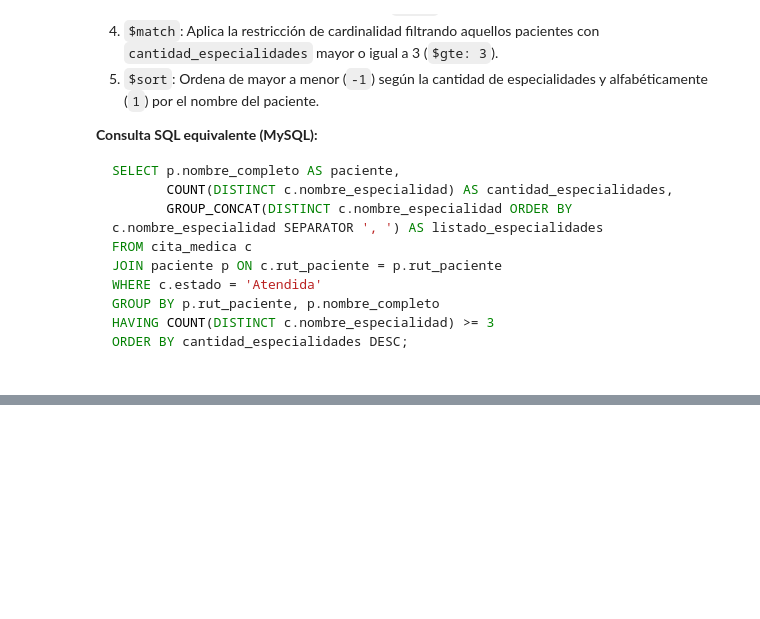
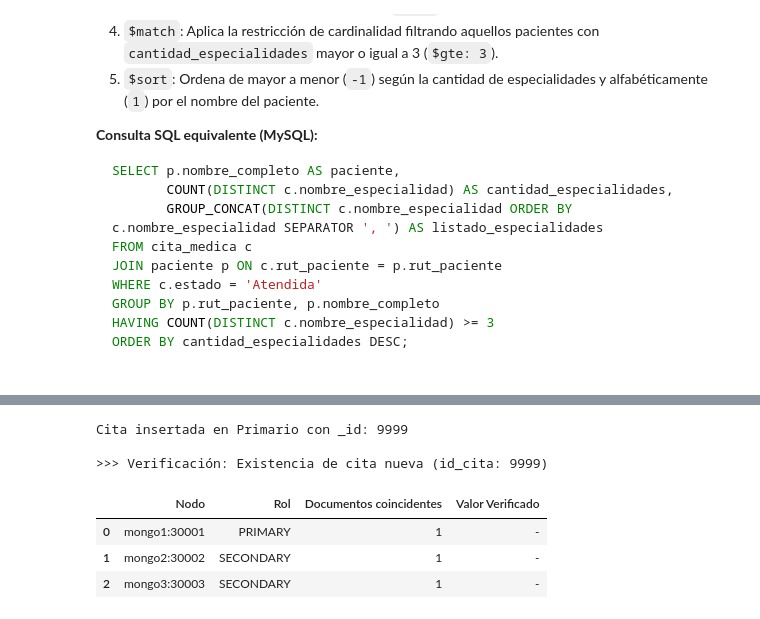
Before and after one commit to re7490/CASO_BDD, a Jupyter notebook: pymongo_2024736256_2024736418.ipynb, the cells around one changed output, grey strips where cells are left out. Drawn from its saved outputs; the diff is of its cells as text; code cells hidden in the pictures; blank space fills up the shorter version.

```diff
--- a/pymongo_2024736256_2024736418.ipynb
+++ b/pymongo_2024736256_2024736418.ipynb
@@ -392,0 +568,41 @@ pprint(res_e)
+# %%
+# 1. Inserción de nueva cita
+nueva_cita = {
+    "_id": 9999,
+    "id_cita": 9999,
+    "fecha": "2026-11-20",
+    "hora": "15:00:00",
+    "estado": "Reservada",
+    "paciente": {
+        "rut": "33333333-3",
+        "nombre": "Juan Silva",
+        "prevision": "Fonasa"
+    },
+    "medico": {
+        "rut": "22222222-2",
+        "nombre": "Dr. Juan Pérez"
+    },
+    "centro": {
+        "codigo": 101,
+        "nombre": "Centro Médico Casa Central",
+        "region": "Valparaíso"
+    },
+    "especialidad": "Medicina General"
+}
+
+res_insert = citas_majority.insert_one(nueva_cita)
+print(f"Cita insertada en Primario con _id: {res_insert.inserted_id}")
+
+# Verificar consistencia en los 3 nodos
+verificar_consistencia_nodos(
+    filtro={"id_cita": 9999},
+    descripcion_prueba="Existencia de cita nueva (id_cita: 9999)"
+)
+# %% [output]
+Cita insertada en Primario con _id: 9999
+
+>>> Verificación: Existencia de cita nueva (id_cita: 9999)
+|  | Nodo | Rol | Documentos coincidentes | Valor Verificado |
+| 0 | mongo1:30001 | PRIMARY | 1 | - |
+| 1 | mongo2:30002 | SECONDARY | 1 | - |
+| 2 | mongo3:30003 | SECONDARY | 1 | - |
```
Also changed, not shown: parts of 14 cells of this notebook.
